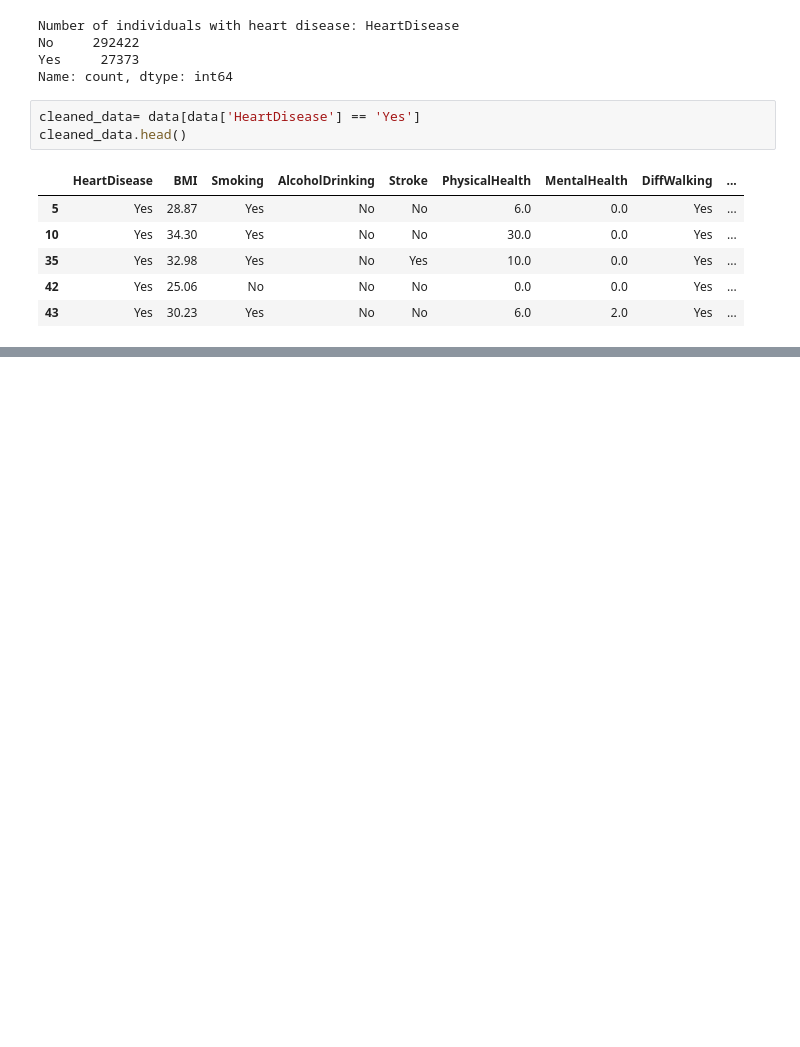
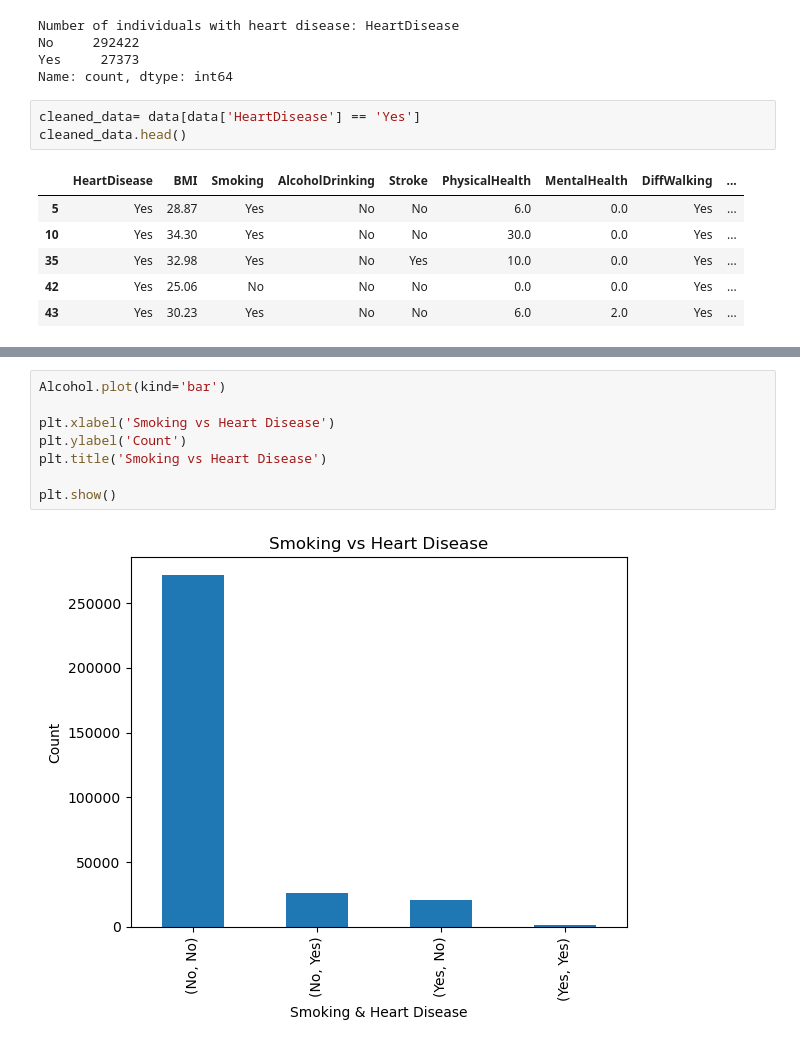
Before and after one commit to prez212/Project1-Team6, a Jupyter notebook: Heart_Disease_Predictor.ipynb, the cells around one changed output, grey strips where cells are left out. Cells and saved outputs as stored; diff of their text form; blank space fills up the shorter version.

```diff
--- a/Heart_Disease_Predictor.ipynb
+++ b/Heart_Disease_Predictor.ipynb
@@ -34,0 +83,10 @@ cleaned_data.head()
+# %%
+Alcohol.plot(kind='bar')
+
+plt.xlabel('Smoking vs Heart Disease')
+plt.ylabel('Count')
+plt.title('Smoking vs Heart Disease')
+
+plt.show()
+# %% [output]
+[figure, added]
```
Also changed, not shown: parts of 15 cells of this notebook, 3 other files.
